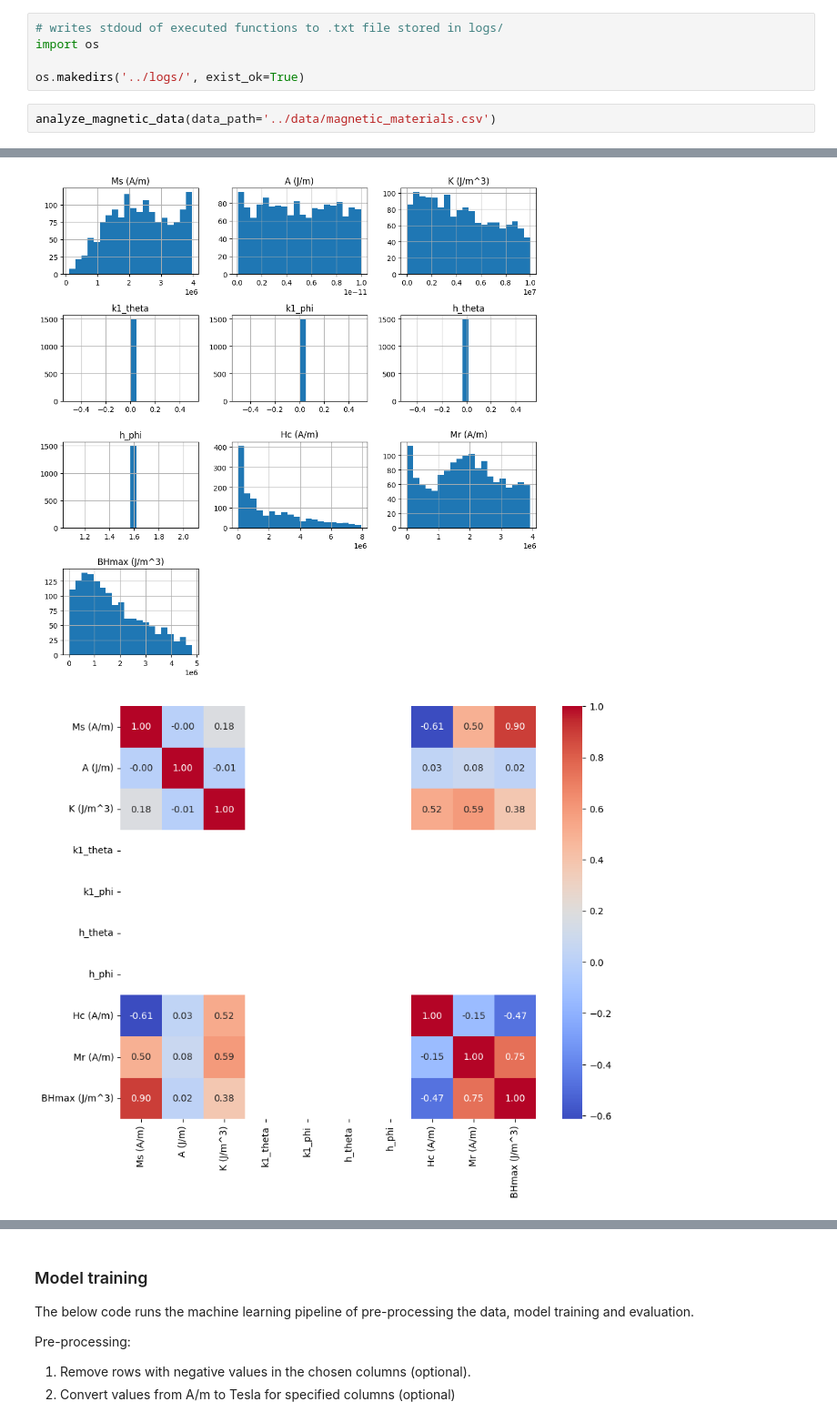
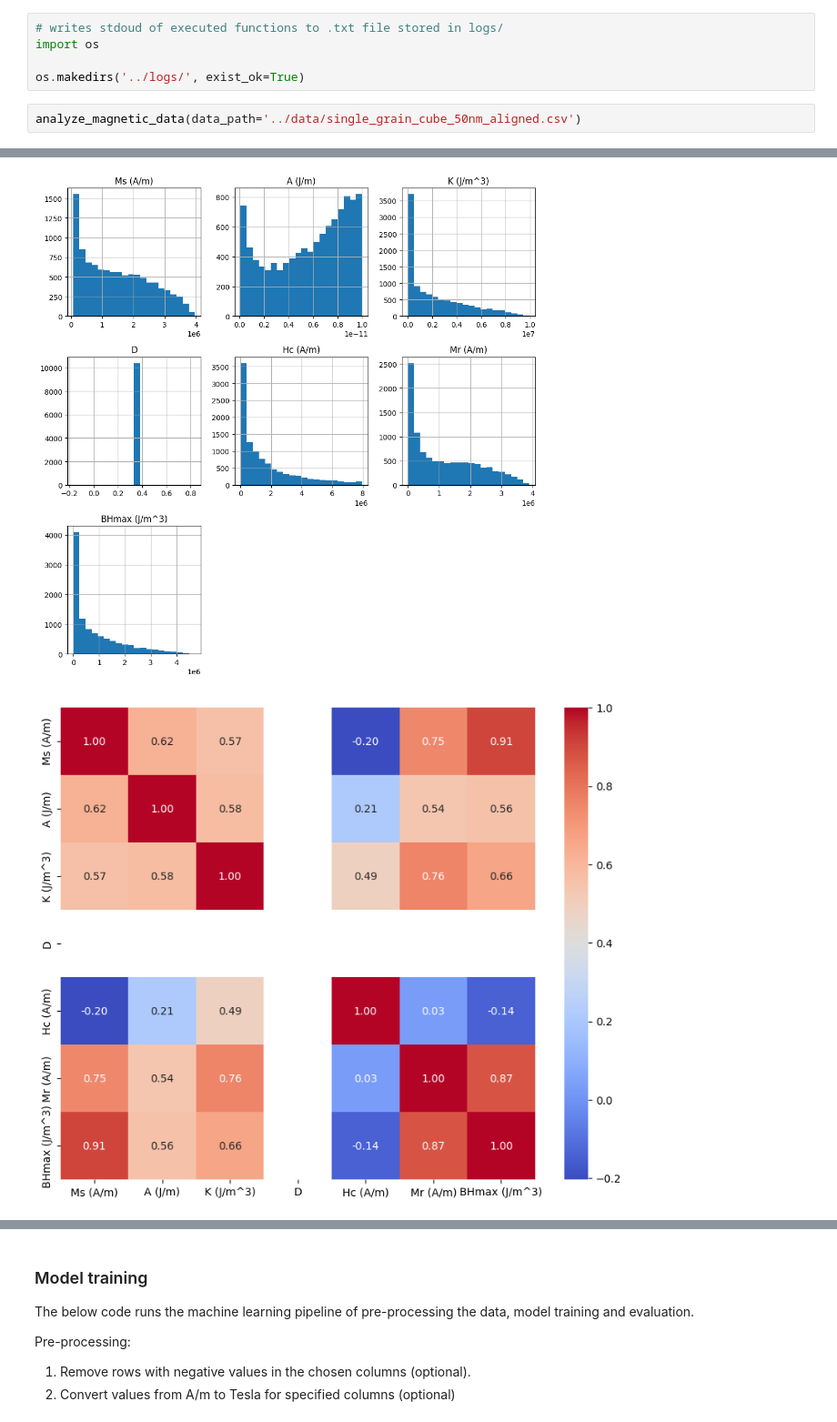
Before and after one commit to MaMMoS-project/ML-models, a Jupyter notebook: beyond-stoner-wohlfarth/single-grain-easy-axis-model/demonstrator_notebook/analysis.ipynb, the cells around one changed output, grey strips where cells are left out. Shown at 91% size. Cells and saved outputs as stored; diff of their text form.

```diff
--- a/beyond-stoner-wohlfarth/single-grain-easy-axis-model/demonstrator_notebook/analysis.ipynb
+++ b/beyond-stoner-wohlfarth/single-grain-easy-axis-model/demonstrator_notebook/analysis.ipynb
@@ -28,5 +28,5 @@ import os
 
 os.makedirs('../logs/', exist_ok=True)
 # %%
-analyze_magnetic_data(data_path='../data/magnetic_materials.csv')
+analyze_magnetic_data(data_path='../data/single_grain_cube_50nm_aligned.csv')
 # %% [output]
@@ -50,2 +50,2 @@ range  0.000000e+00  0.000000e+00  7.933874e+06  3.933340e+06   4.812929e+06
-[figure, old version]
+[figure, new version]
-[figure, old version]
+[figure, new version]
```
Also changed, not shown: parts of 3 cells of this notebook, 1 other file.
